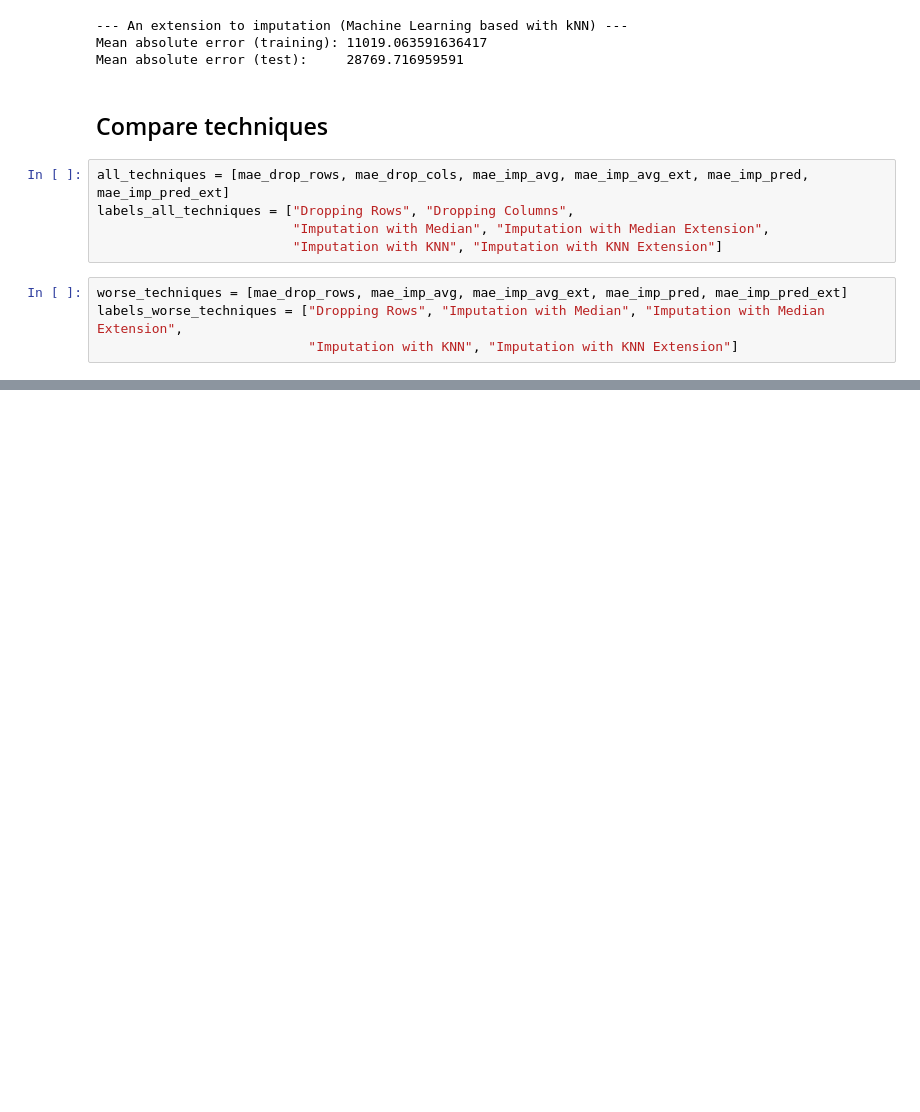
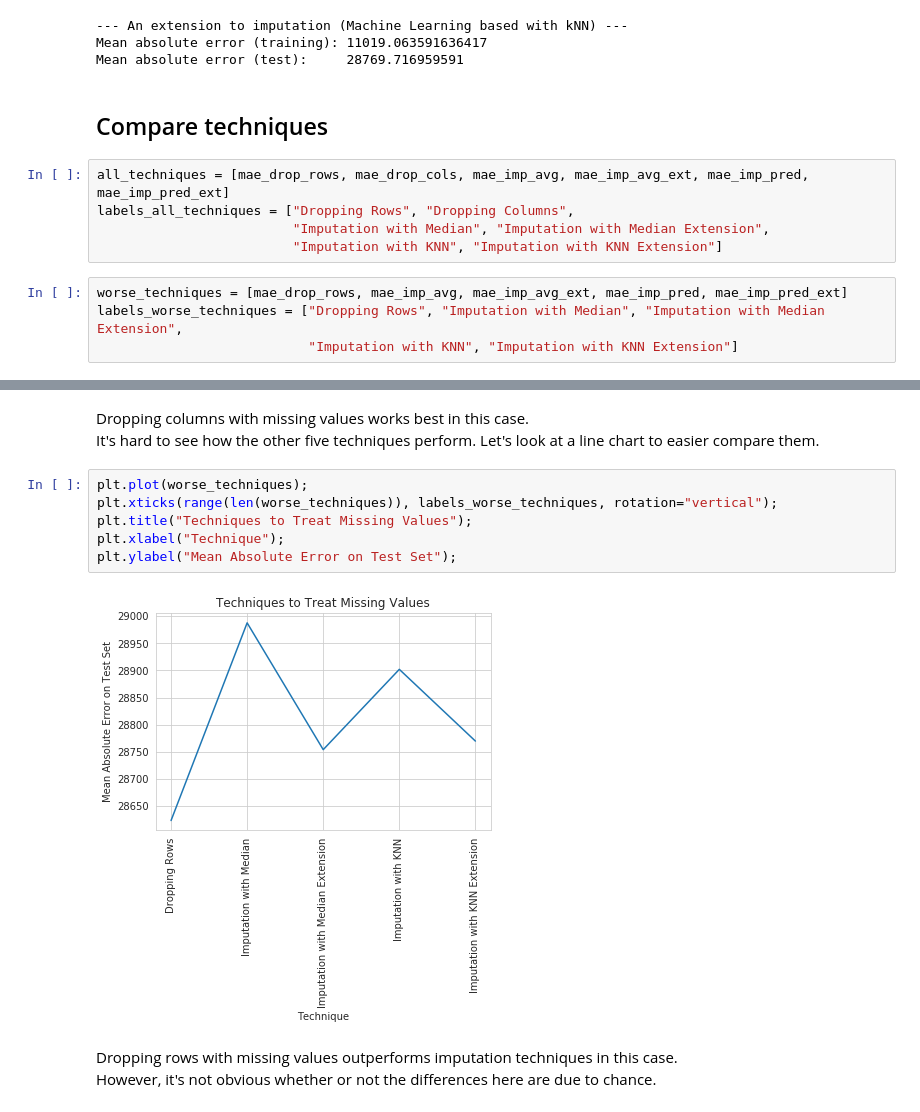
Before and after one commit to nt-ds/practice-handling-missing-data, a Jupyter notebook: notebook/Practice_Handling_Missing_Data.ipynb, the cells around one changed output, grey strips where cells are left out. Drawn from its saved outputs; the diff is of its cells as text; blank space fills up the shorter version.

```diff
--- a/notebook/Practice_Handling_Missing_Data.ipynb
+++ b/notebook/Practice_Handling_Missing_Data.ipynb
@@ -633,0 +622,12 @@ plt.show()
+# %% [markdown]
+Dropping columns with missing values works best in this case.<br>It's hard to see how the other five techniques perform. Let's look at a line chart to easier compare them.
+# %%
+plt.plot(worse_techniques);
+plt.xticks(range(len(worse_techniques)), labels_worse_techniques, rotation="vertical");
+plt.title("Techniques to Treat Missing Values");
+plt.xlabel("Technique");
+plt.ylabel("Mean Absolute Error on Test Set");
+# %% [output]
+[figure, added]
+# %% [markdown]
+Dropping rows with missing values outperforms imputation techniques in this case.<br>However, it's not obvious whether or not the differences here are due to chance.
```
Also changed, not shown: parts of 3 cells of this notebook.
